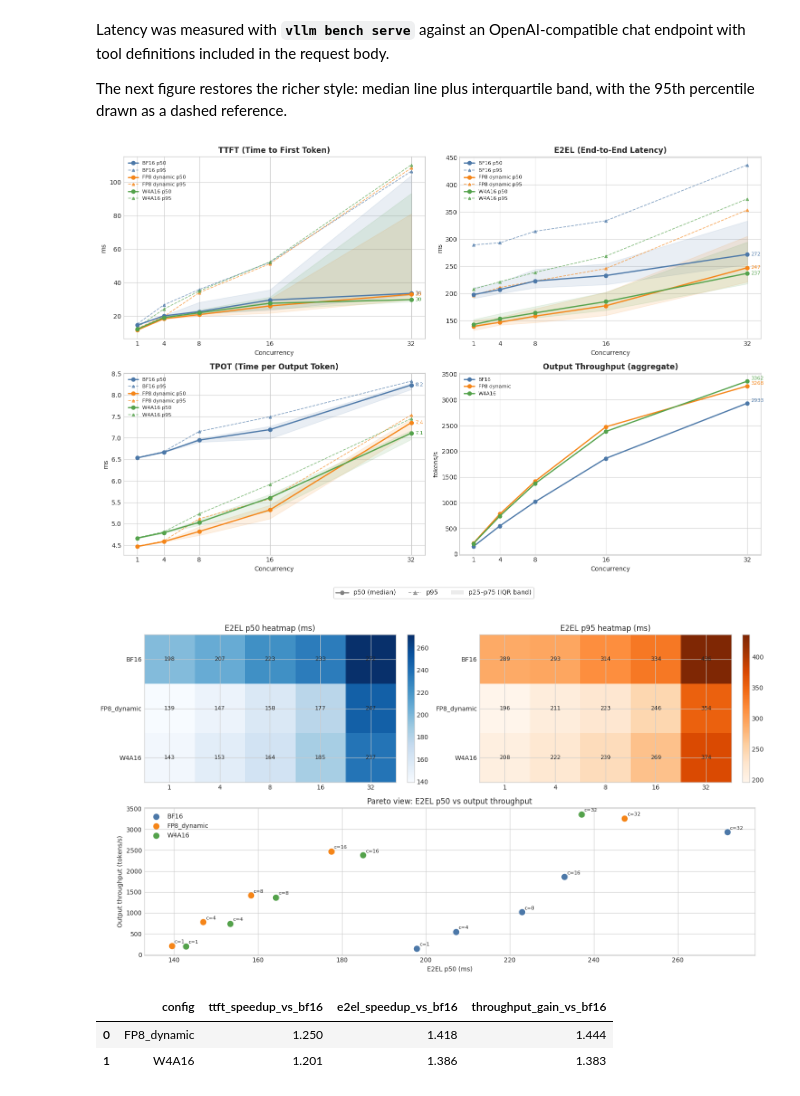
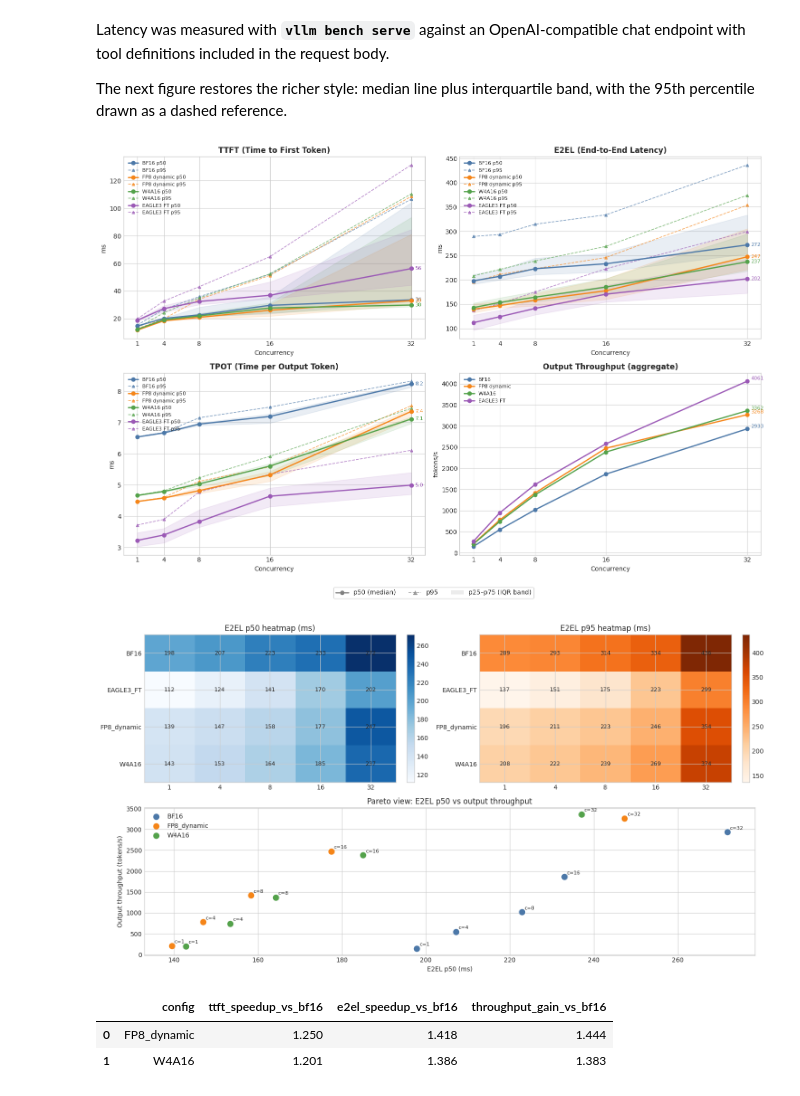
Before and after one commit to aimedvedevq/toolaceqwen, a Jupyter notebook: report.ipynb, the cells around one changed output. Saved outputs shown, nothing was run; the diff lists cells and outputs as text; code cells hidden in the pictures.

```diff
--- a/report.ipynb
+++ b/report.ipynb
@@ -54,6 +54,7 @@ COLORS = {
     'baseline': '#7F7F7F',
     'post_sft': '#E45756',
     'post_grpo': '#72B7B2',
+    'EAGLE3_FT': '#9B59B6',
 }
 
 
@@ -94,8 +95,10 @@ def bfcl_long_df():
 
 def latency_long_df():
     rows = []
-    for cfg in ['BF16', 'FP8_dynamic', 'W4A16']:
+    for cfg in ['BF16', 'FP8_dynamic', 'W4A16', 'EAGLE3_FT']:
         for c in ['1', '4', '8', '16', '32']:
+            if cfg not in bench or c not in bench[cfg]:
+                continue
             s = bench[cfg][c]
             rows.append({
                 'config': cfg,
@@ -421,11 +424,11 @@ import matplotlib.lines as mlines
 import matplotlib.patches as mpatches
 
 concurrency = np.array([1, 4, 8, 16, 32])
-cfg_labels = {'BF16': 'BF16', 'FP8_dynamic': 'FP8 dynamic', 'W4A16': 'W4A16'}
+cfg_labels = {'BF16': 'BF16', 'FP8_dynamic': 'FP8 dynamic', 'W4A16': 'W4A16', 'EAGLE3_FT': 'EAGLE3 FT'}
 
 fig, axes = plt.subplots(2, 2, figsize=(15, 10))
 
-for cfg in ['BF16', 'FP8_dynamic', 'W4A16']:
+for cfg in ['BF16', 'FP8_dynamic', 'W4A16', 'EAGLE3_FT']:
     sub = lat_df[lat_df['config'] == cfg].sort_values('concurrency')
     color = COLORS[cfg]
     lbl = cfg_labels[cfg]
@@ -486,34 +489,34 @@ titles = [
     'TTFT (Time to First Token)',
     'E2EL (End-to-End Latency)',
     'TPOT (Time per Output Token)',
     'Output Throughput (aggregate)',
 ]
 ylabels = ['ms', 'ms', 'ms', 'tokens/s']
 
 for ax, title, ylabel in zip(axes.ravel(), titles, ylabels):
     ax.set_title(title, fontsize=12, fontweight='bold')
     ax.set_xlabel('Concurrency')
     ax.set_ylabel(ylabel)
     ax.set_xticks(concurrency)
     ax.set_xticklabels(concurrency)
 
 # Shared legend with explicit line style explanation
 legend_elements = [
     mlines.Line2D([], [], color='gray', marker='o', linewidth=2, label='p50 (median)'),
     mlines.Line2D([], [], color='gray', marker='^', linewidth=1.2, linestyle='--', alpha=0.7, label='p95'),
     mpatches.Patch(facecolor='gray', alpha=0.15, label='p25–p75 (IQR band)'),
 ]
 fig.legend(handles=legend_elements, loc='lower center', ncol=3, fontsize=10,
            bbox_to_anchor=(0.5, -0.02), frameon=True)
 
 # Per-config legend in each subplot
 for ax in axes.ravel():
     ax.legend(fontsize=8, loc='upper left')
 
 plt.tight_layout(rect=[0, 0.03, 1, 1])
 plt.show()
 # %% [output]
-[figure, old version]
+[figure, new version]
 # %%
 p50 = lat_df.pivot(index='config', columns='concurrency', values='e2el_p50')
 p95 = lat_df.pivot(index='config', columns='concurrency', values='e2el_p95')
@@ -556,7 +559,7 @@ ax3.legend()
 plt.tight_layout()
 plt.show()
 # %% [output]
-[figure, old version]
+[figure, new version]
 # %%
 speedup_df = pd.DataFrame([
     {
```
Also changed, not shown: parts of 2 cells of this notebook, 4 other files.
